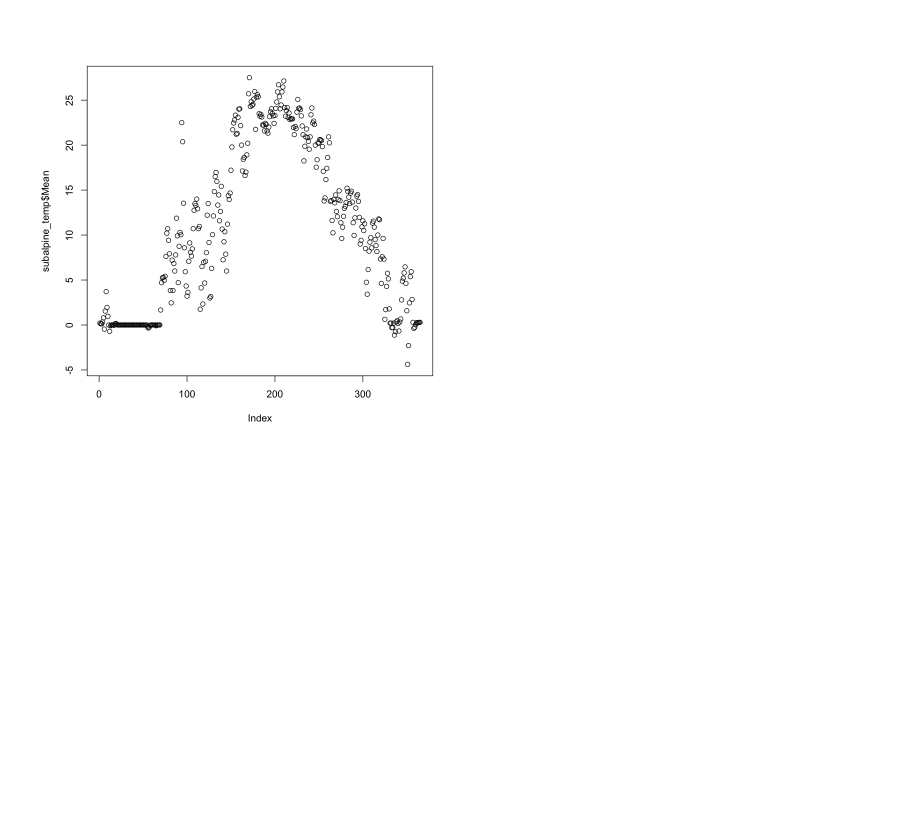
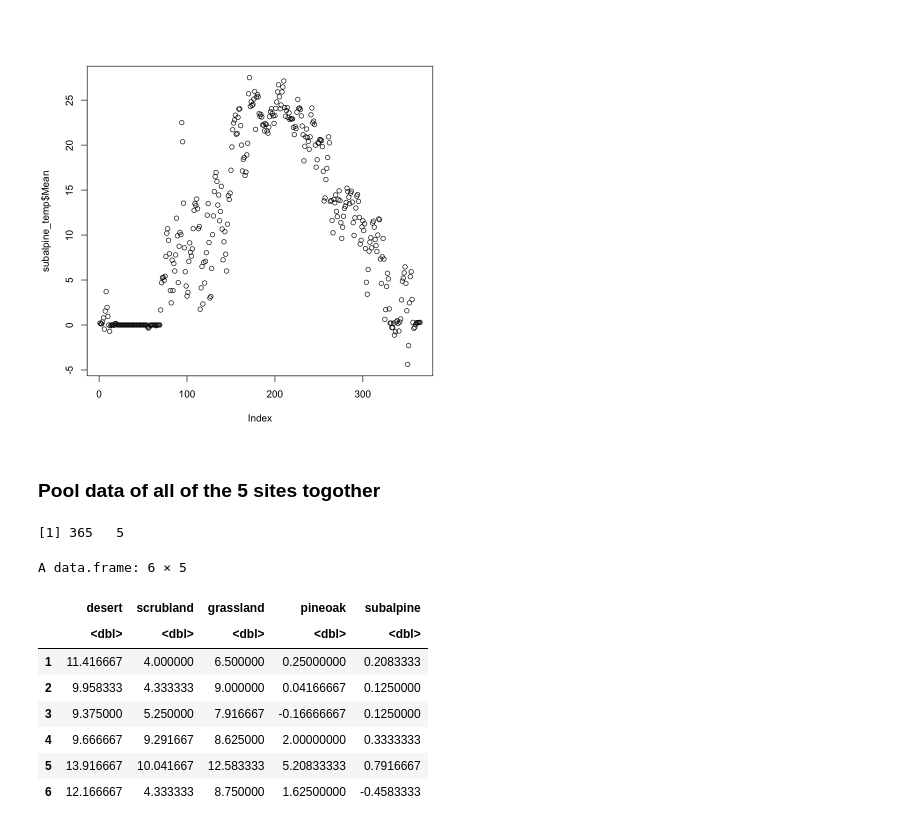
Before and after one commit to bioatmosphere/microbiome-climate-gradient, a Jupyter notebook: inputs/site_information/soil_temperature.ipynb, the cells around one changed output. Saved outputs shown, nothing was run; the diff lists cells and outputs as text; code cells hidden in the pictures; blank space fills up the shorter version.

```diff
--- a/inputs/site_information/soil_temperature.ipynb
+++ b/inputs/site_information/soil_temperature.ipynb
@@ -827,3 +810,22 @@ A data.frame: 6 × 2
 plot(subalpine_temp$Mean)
 # %% [output]
 [figure]
+# %% [markdown]
+### Pool data of all of the 5 sites togother
+# %%
+site_temp <- data.frame(cbind(desert_temp$Mean,scrubland_temp$Mean,grassland_temp$Mean, pineoak_temp$Mean, subalpine_temp$Mean))
+names(site_temp) <- c('desert', 'scrubland', 'grassland','pineoak', 'subalpine')
+# %%
+dim(site_temp)
+head(site_temp)
+# %% [output]
+[1] 365   5
+A data.frame: 6 × 5
+|  | desert | scrubland | grassland | pineoak | subalpine |
+|  | <dbl> | <dbl> | <dbl> | <dbl> | <dbl> |
+| 1 | 11.416667 | 4.000000 | 6.500000 | 0.25000000 | 0.2083333 |
+| 2 | 9.958333 | 4.333333 | 9.000000 | 0.04166667 | 0.1250000 |
+| 3 | 9.375000 | 5.250000 | 7.916667 | -0.16666667 | 0.1250000 |
+| 4 | 9.666667 | 9.291667 | 8.625000 | 2.00000000 | 0.3333333 |
+| 5 | 13.916667 | 10.041667 | 12.583333 | 5.20833333 | 0.7916667 |
+| 6 | 12.166667 | 4.333333 | 8.750000 | 1.62500000 | -0.4583333 |
```
Also changed, not shown: parts of 8 cells of this notebook.
